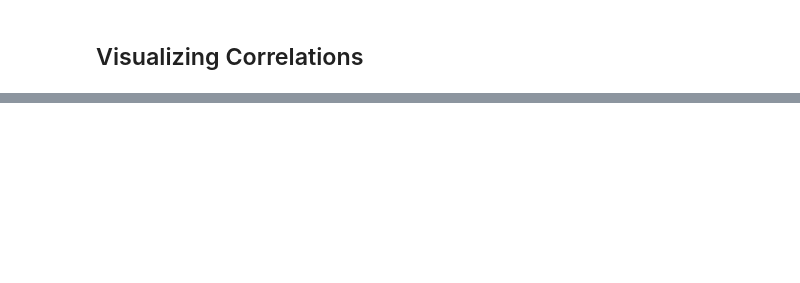
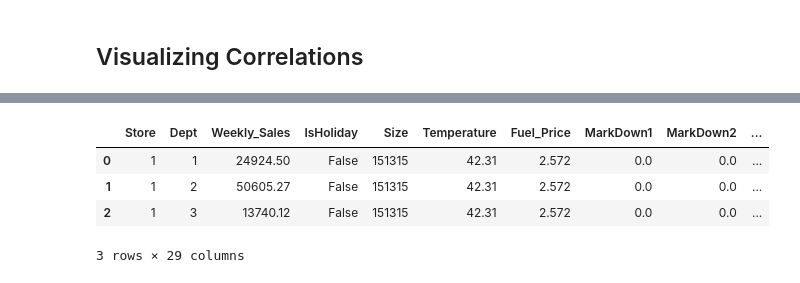
Before and after one commit to alyslma/walmart-sales-forecasting, a Jupyter notebook: WalmartSalesPrediction.ipynb, the cells around one changed output, grey strips where cells are left out. Saved outputs shown, nothing was run; the diff lists cells and outputs as text; code cells hidden in the pictures; blank space fills up the shorter version.

```diff
--- a/WalmartSalesPrediction.ipynb
+++ b/WalmartSalesPrediction.ipynb
@@ -541,0 +560,3 @@ test.loc[test.Week==51].head()
+# %%
+train = onehot_encode(train, 'Type', 'type')
+train.head(3)
@@ -541,0 +576,9 @@ test.loc[test.Week==51].head()
+# %%
+train = onehot_encode(train, 'Month', 'month')
+train.head(3)
+# %% [output]
+|  | Store | Dept | Weekly_Sales | IsHoliday | Size | Temperature | Fuel_Price | MarkDown1 | MarkDown2 | ... |
+| 0 | 1 | 1 | 24924.50 | False | 151315 | 42.31 | 2.572 | 0.0 | 0.0 | ... |
+| 1 | 1 | 2 | 50605.27 | False | 151315 | 42.31 | 2.572 | 0.0 | 0.0 | ... |
+| 2 | 1 | 3 | 13740.12 | False | 151315 | 42.31 | 2.572 | 0.0 | 0.0 | ... |
+3 rows × 29 columns
```
Also changed, not shown: parts of 6 cells of this notebook.
